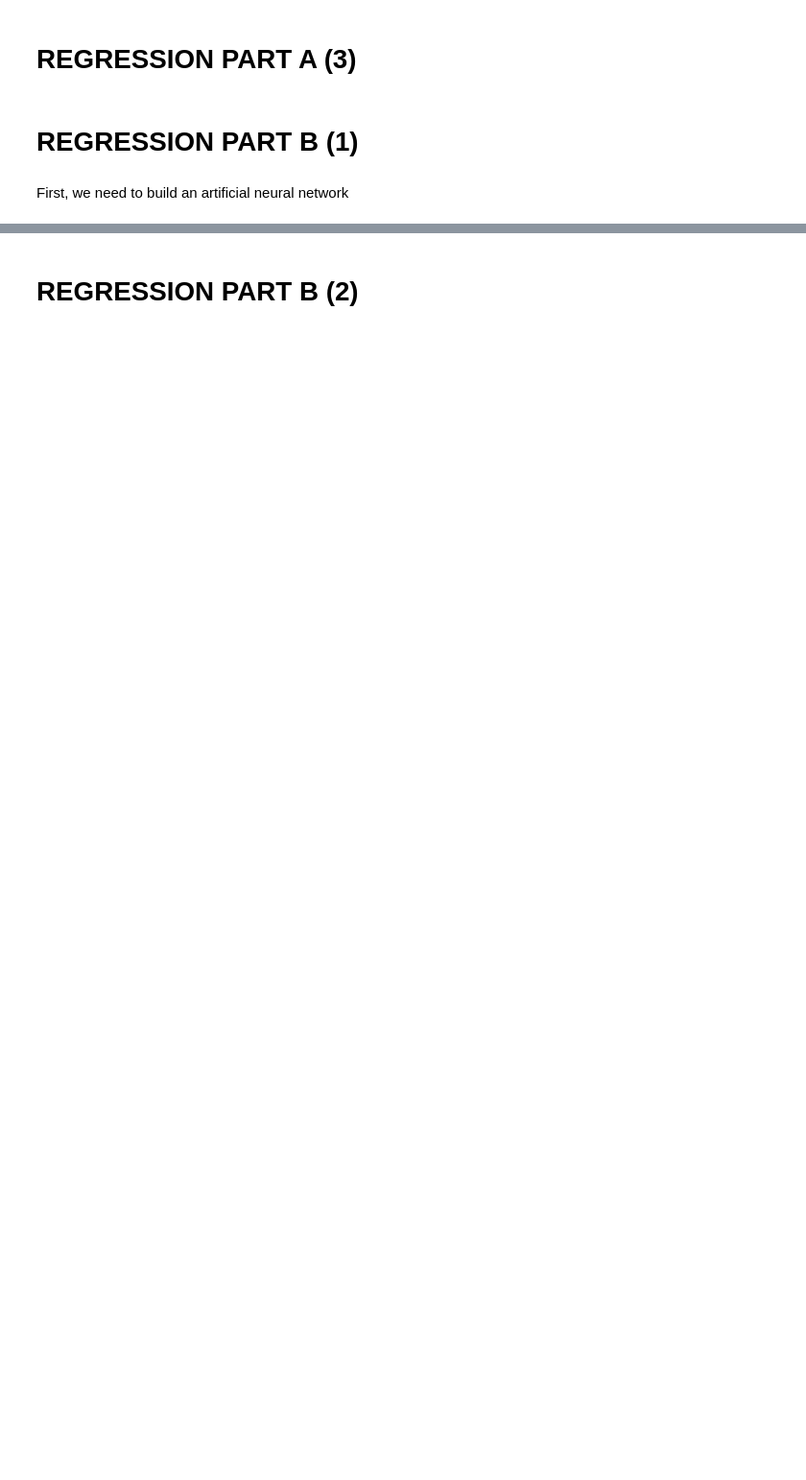
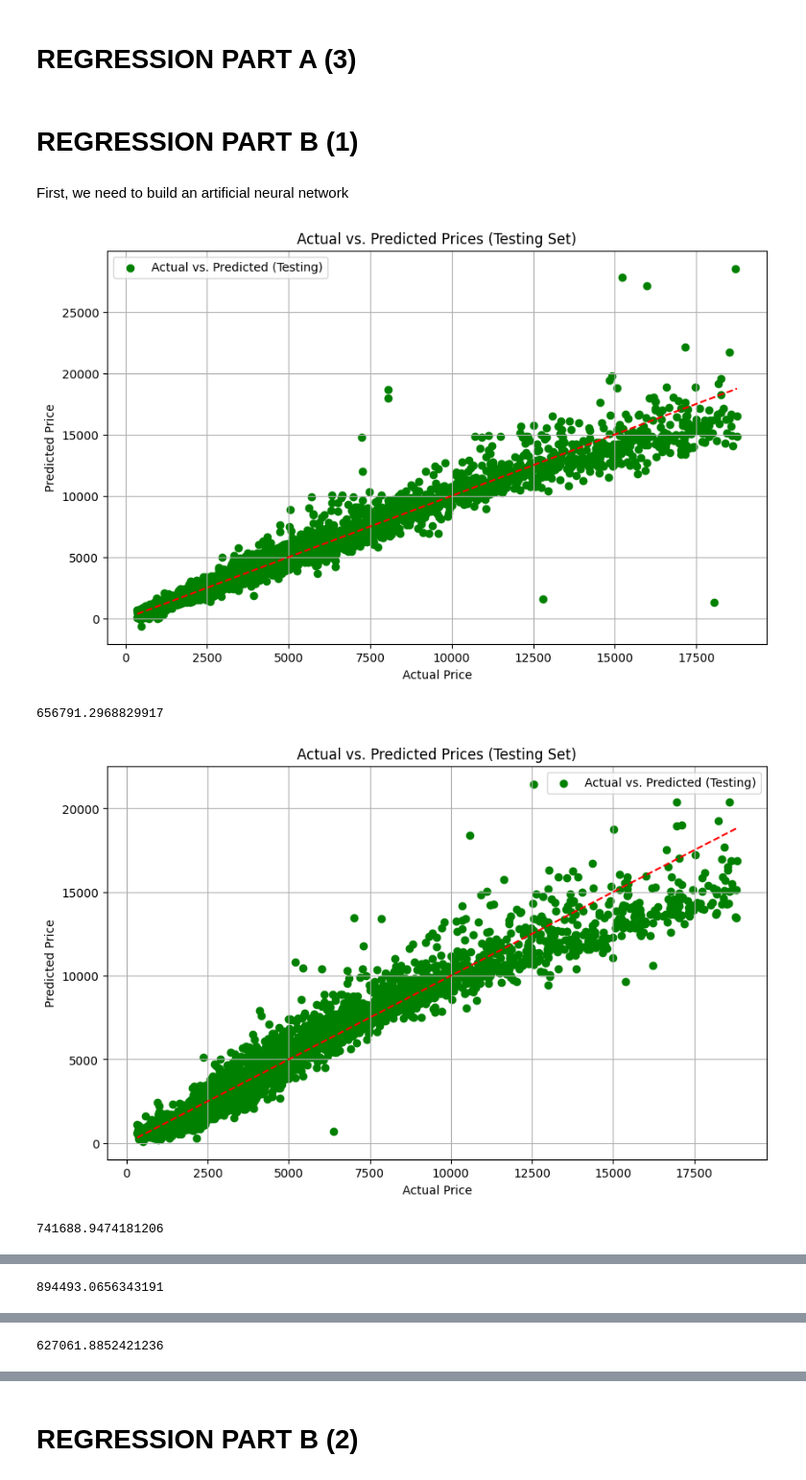
Before and after one commit to alonakonst/ML_project1, a Jupyter notebook: regression.ipynb, the cells around one changed output, grey strips where cells are left out. Shown at 96% size. Saved outputs shown, nothing was run; the diff lists cells and outputs as text; code cells hidden in the pictures; blank space fills up the shorter version.

Commit message:
working on regression: neural network works

```diff
--- a/regression.ipynb
+++ b/regression.ipynb
@@ -147,3 +149,47 @@ plt.show()
 # REGRESSION PART B (1)
 # %% [markdown]
 First, we need to build an artificial neural network
+# %%
+from sklearn.neural_network import MLPRegressor
+
+def neural_network(h, X_train, y_train, X_test, y_test):
+    ann_model = MLPRegressor(
+            hidden_layer_sizes=(h,),
+            max_iter=1000,  # Increase the number of iterations
+            learning_rate_init=0.001,  # Adjust the learning rate
+            solver='adam',  # Try different solvers
+            early_stopping=True,  # Enable early stopping
+            random_state=42
+        )
+    ann_model.fit(X_train, y_train)
+    y_est = ann_model.predict(X_test)
+    est_error = sum((y_est-y_test)**2)/len(y_est)
+
+    plt.figure(figsize=(10, 6))
+    plt.scatter(y_test, y_est, color='green', label='Actual vs. Predicted (Testing)')
+    plt.plot([min(y_test), max(y_test)], [min(y_test), max(y_test)], color='red', linestyle='--')
+    plt.xlabel('Actual Price')
+    plt.ylabel('Predicted Price')
+    plt.title('Actual vs. Predicted Prices (Testing Set)')
+    plt.legend()
+    plt.grid(True)
+    plt.show()
+
+    return est_error
+# %%
+
+from sklearn.model_selection import KFold
+from sklearn.neural_network import MLPRegressor
+
+kf = KFold(n_splits=10,shuffle=True)
+
+for train_index, test_index in kf.split(X,y):
+    X_train, X_test, y_train, y_test = X[train_index], X[test_index], y[train_index], y[test_index]
+       # Adjusted ANN model with specified parameters
+
+    print(neural_network(15, X_train, y_train, X_test, y_test))
+# %% [output]
+[figure, added]
+656791.2968829917
+[figure, added]
+741688.9474181206
@@ -149,0 +197 @@ First, we need to build an artificial neural network
+894493.0656343191
@@ -149,0 +199 @@ First, we need to build an artificial neural network
+627061.8852421236
```
Also changed, not shown: parts of 12 cells of this notebook.
